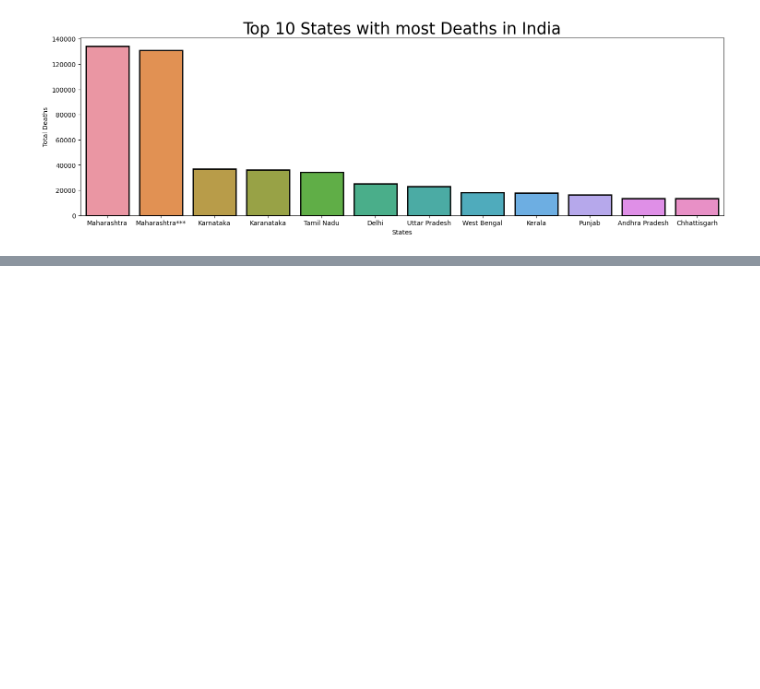
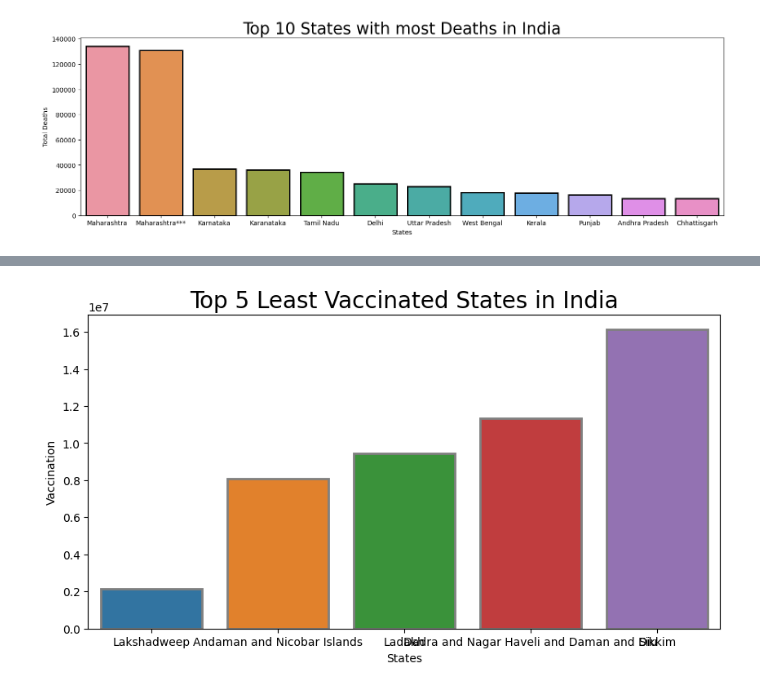
Before and after one commit to MihirB-Byte/Covid-19_Data-Analysis, a Jupyter notebook: Covid Data analysis.ipynb, the cells around one changed output, grey strips where cells are left out. Saved outputs shown, nothing was run; the diff lists cells and outputs as text; code cells hidden in the pictures; blank space fills up the shorter version.

```diff
--- a/Covid Data analysis.ipynb
+++ b/Covid Data analysis.ipynb
@@ -256,0 +386,6 @@ f_quarter
+# %%
+#least vaccinated States
+
+least_vac = vaccine.groupby('State')['Total'].sum().to_frame('Total')
+least_vac = least_vac.sort_values('Total', ascending= True) [:5]
+least_vac
@@ -256,0 +400,9 @@ f_quarter
+# %%
+fig = plt.figure(figsize = (10,5))
+plt.title('Top 5 Least Vaccinated States in India', size = 20)
+x = sns.barplot(data = max_vac.iloc[:10],y = least_vac.Total, x = least_vac.index, linewidth = 2, edgecolor = 'grey' )
+plt.xlabel('States')
+plt.ylabel('Vaccination')
+plt.show()
+# %% [output]
+[figure, added]
```
Also changed, not shown: parts of 21 cells of this notebook, 4 other files.
